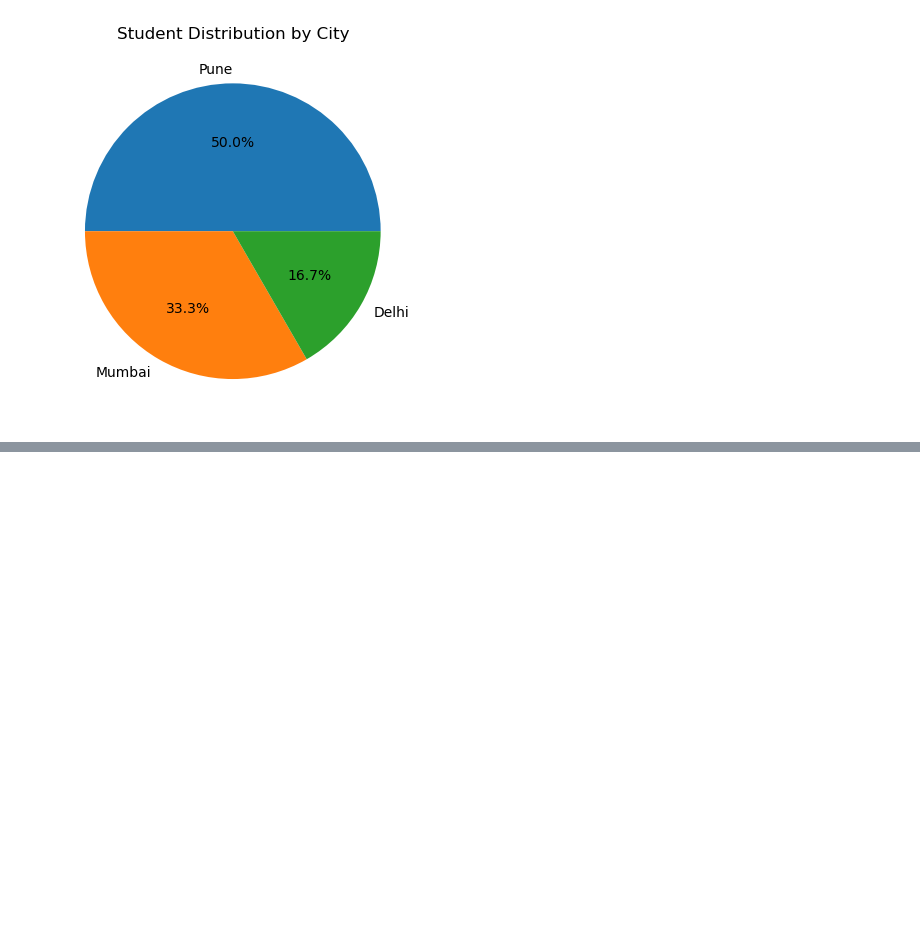
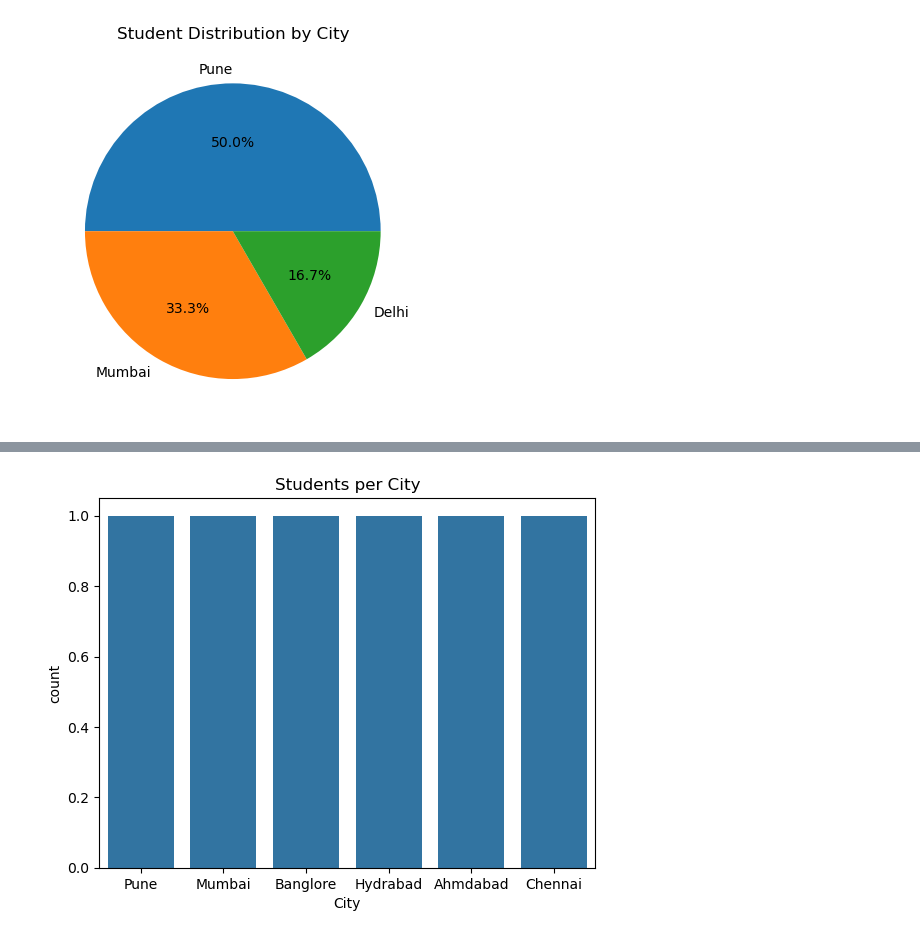
Before and after one commit to Medhanw/data-analytics-roadmap, a Jupyter notebook: Month2_Python/matplotlib_intro.ipynb, the cells around one changed output, grey strips where cells are left out. Drawn from its saved outputs; the diff is of its cells as text; code cells hidden in the pictures; blank space fills up the shorter version.

```diff
--- a/Month2_Python/matplotlib_intro.ipynb
+++ b/Month2_Python/matplotlib_intro.ipynb
@@ -38,0 +89,8 @@ plt.show()
+# %%
+sns.countplot(x="City", data=df)
+
+plt.title("Students per City")
+
+plt.show()
+# %% [output]
+[figure, added]
```
Also changed, not shown: parts of 7 cells of this notebook.
